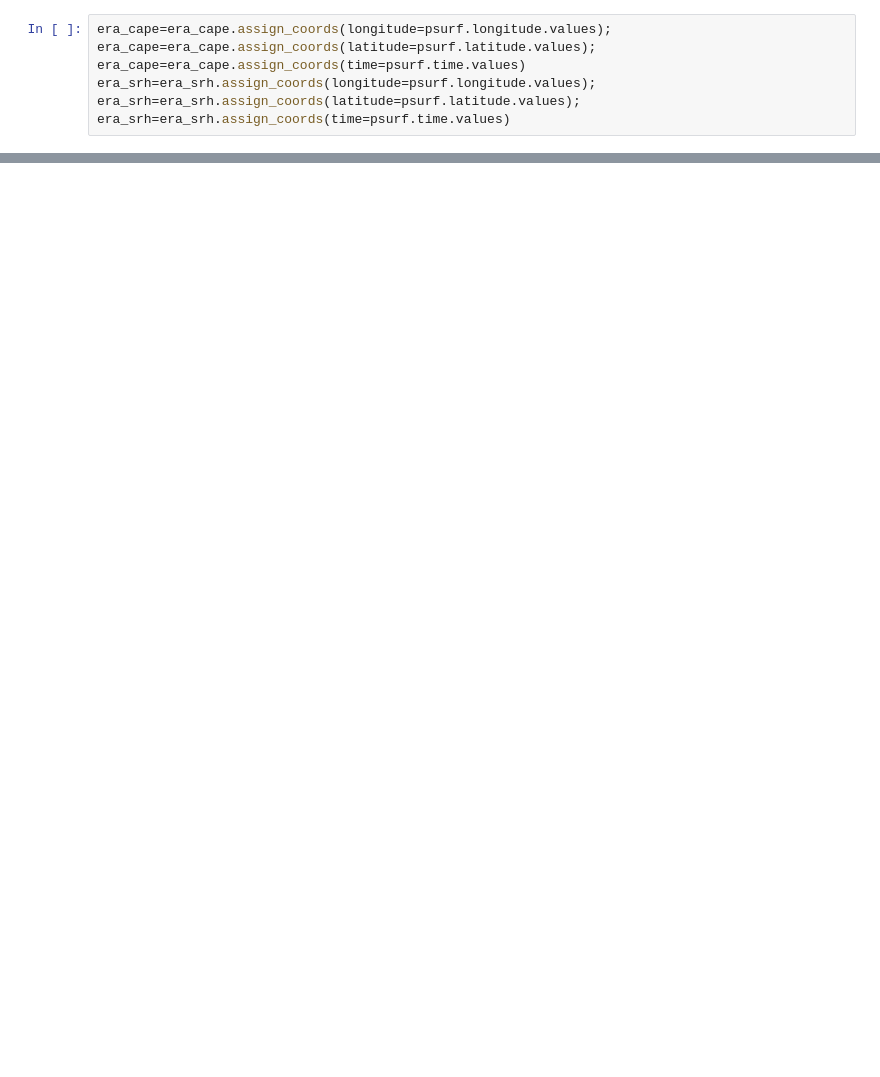
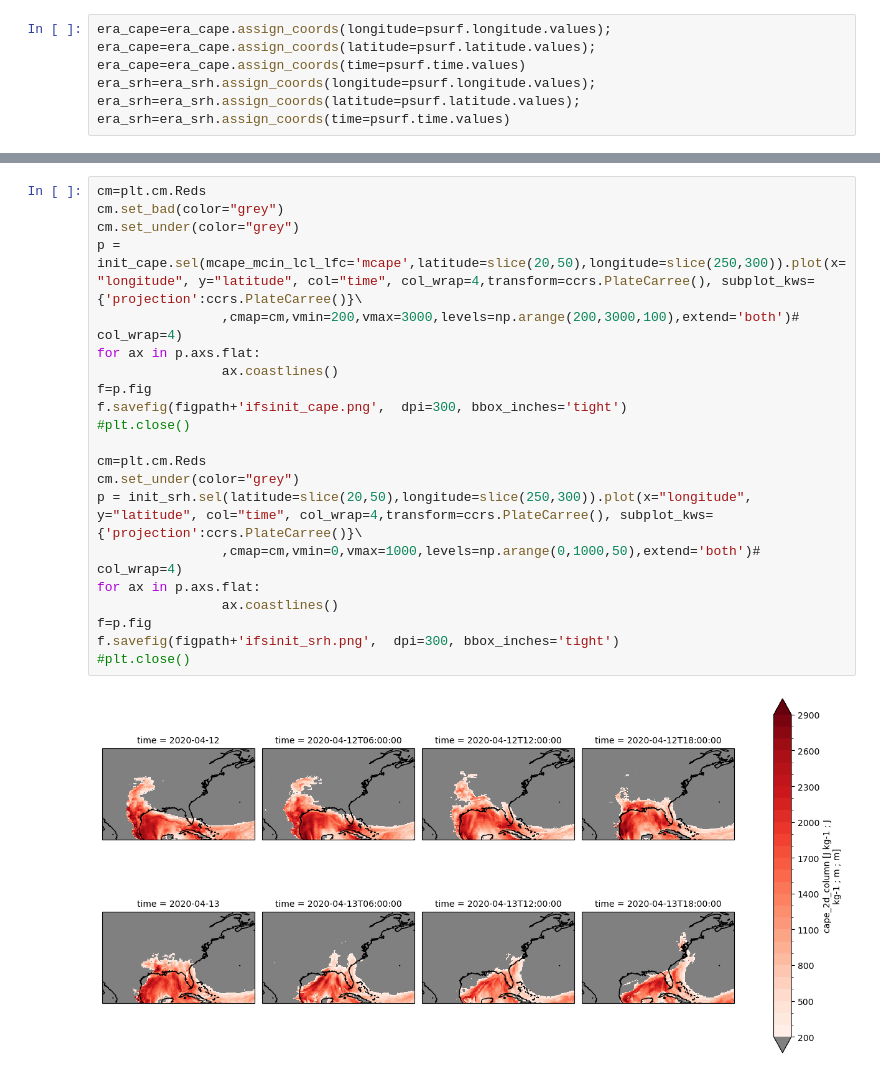
Before and after one commit to feldmann-m/AI-storm, a Jupyter notebook: devel/case_USA.ipynb, the cells around one changed output, grey strips where cells are left out. Drawn from its saved outputs; the diff is of its cells as text; blank space fills up the shorter version.

```diff
--- a/devel/case_USA.ipynb
+++ b/devel/case_USA.ipynb
@@ -57,0 +130,23 @@ era_srh=era_srh.assign_coords(latitude=psurf.latitude.values); era_srh=era_srh.a
+# %%
+cm=plt.cm.Reds
+cm.set_bad(color="grey")
+cm.set_under(color="grey")
+p = init_cape.sel(mcape_mcin_lcl_lfc='mcape',latitude=slice(20,50),longitude=slice(250,300)).plot(x="longitude", y="latitude", col="time", col_wrap=4,transform=ccrs.PlateCarree(), subplot_kws={'projection':ccrs.PlateCarree()}\
+                ,cmap=cm,vmin=200,vmax=3000,levels=np.arange(200,3000,100),extend='both')# col_wrap=4)
+for ax in p.axs.flat:
+                ax.coastlines()
+f=p.fig
+f.savefig(figpath+'ifsinit_cape.png',  dpi=300, bbox_inches='tight')
+#plt.close()
+
+cm=plt.cm.Reds
+cm.set_under(color="grey")
+p = init_srh.sel(latitude=slice(20,50),longitude=slice(250,300)).plot(x="longitude", y="latitude", col="time", col_wrap=4,transform=ccrs.PlateCarree(), subplot_kws={'projection':ccrs.PlateCarree()}\
+                ,cmap=cm,vmin=0,vmax=1000,levels=np.arange(0,1000,50),extend='both')# col_wrap=4)
+for ax in p.axs.flat:
+                ax.coastlines()
+f=p.fig
+f.savefig(figpath+'ifsinit_srh.png',  dpi=300, bbox_inches='tight')
+#plt.close()
+# %% [output]
+[figure, added]
```
Also changed, not shown: parts of 11 cells of this notebook.
